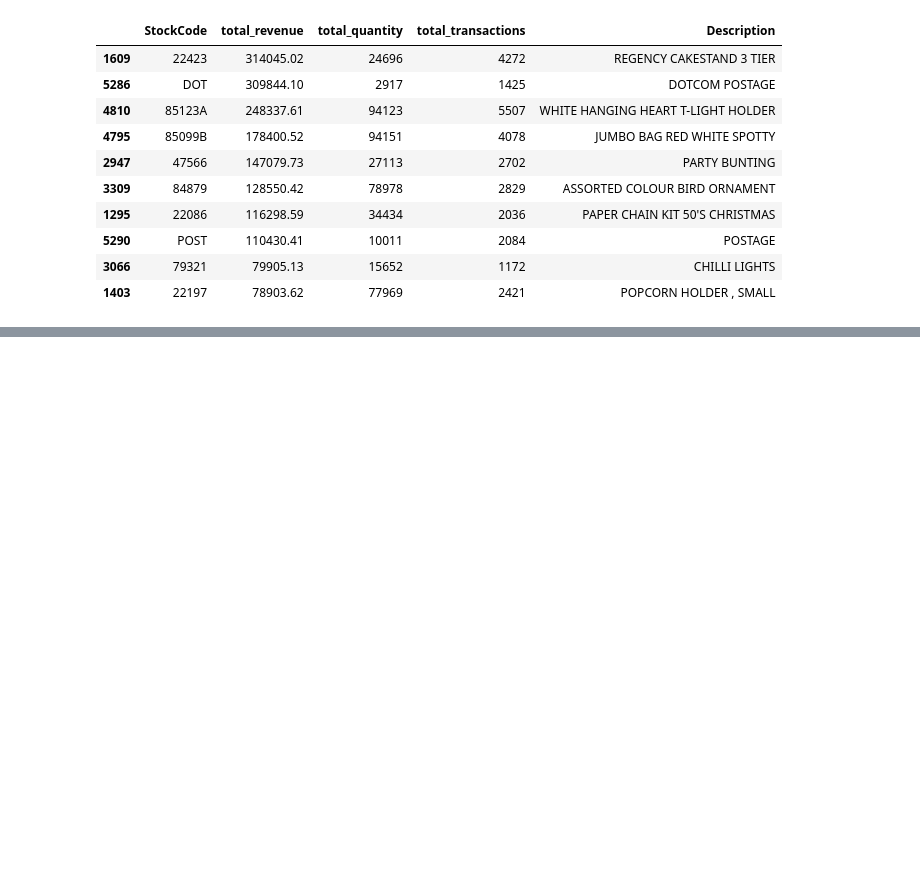
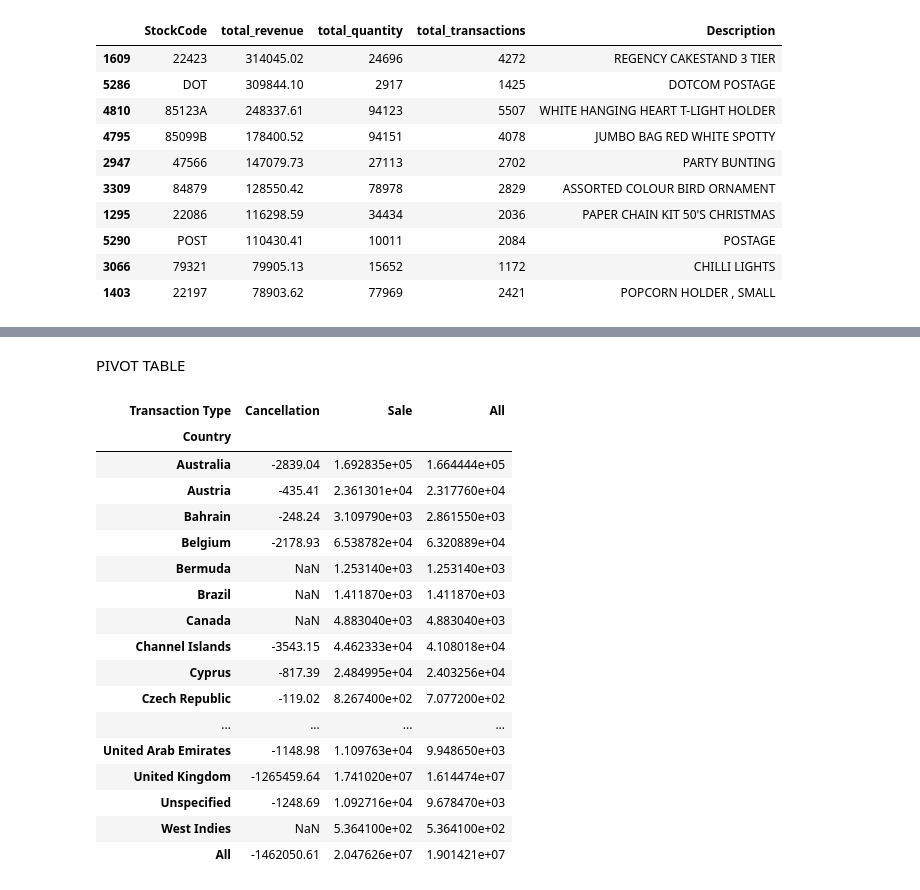
Before and after one commit to ivaibhavpawar1045/Python-Data-Analytics, a Jupyter notebook: Mini_Projects/Mini_Project_06_Online_Retail_Analytics/online_retail_analytics.ipynb, the cells around one changed output, grey strips where cells are left out. Drawn from its saved outputs; the diff is of its cells as text; code cells hidden in the pictures; blank space fills up the shorter version.

```diff
--- a/Mini_Projects/Mini_Project_06_Online_Retail_Analytics/online_retail_analytics.ipynb
+++ b/Mini_Projects/Mini_Project_06_Online_Retail_Analytics/online_retail_analytics.ipynb
@@ -569,0 +616,32 @@ product_analysis.sort_values(
+# %% [markdown]
+PIVOT TABLE
+# %%
+# Revenue by country and transaction type
+country_transaction_type = pd.pivot_table(
+     clean_df,
+     values="Revenue",
+     index="Country" ,
+     columns="Transaction Type",
+     aggfunc="sum",
+     margins=True
+)
+country_transaction_type
+# %% [output]
+| Transaction Type | Cancellation | Sale | All |
+| Country |  |  |  |
+| Australia | -2839.04 | 1.692835e+05 | 1.664444e+05 |
+| Austria | -435.41 | 2.361301e+04 | 2.317760e+04 |
+| Bahrain | -248.24 | 3.109790e+03 | 2.861550e+03 |
+| Belgium | -2178.93 | 6.538782e+04 | 6.320889e+04 |
+| Bermuda | NaN | 1.253140e+03 | 1.253140e+03 |
+| Brazil | NaN | 1.411870e+03 | 1.411870e+03 |
+| Canada | NaN | 4.883040e+03 | 4.883040e+03 |
+| Channel Islands | -3543.15 | 4.462333e+04 | 4.108018e+04 |
+| Cyprus | -817.39 | 2.484995e+04 | 2.403256e+04 |
+| Czech Republic | -119.02 | 8.267400e+02 | 7.077200e+02 |
+| ... | ... | ... | ... |
+| United Arab Emirates | -1148.98 | 1.109763e+04 | 9.948650e+03 |
+| United Kingdom | -1265459.64 | 1.741020e+07 | 1.614474e+07 |
+| Unspecified | -1248.69 | 1.092716e+04 | 9.678470e+03 |
+| West Indies | NaN | 5.364100e+02 | 5.364100e+02 |
+| All | -1462050.61 | 2.047626e+07 | 1.901421e+07 |
```
Also changed, not shown: parts of 19 cells of this notebook.
